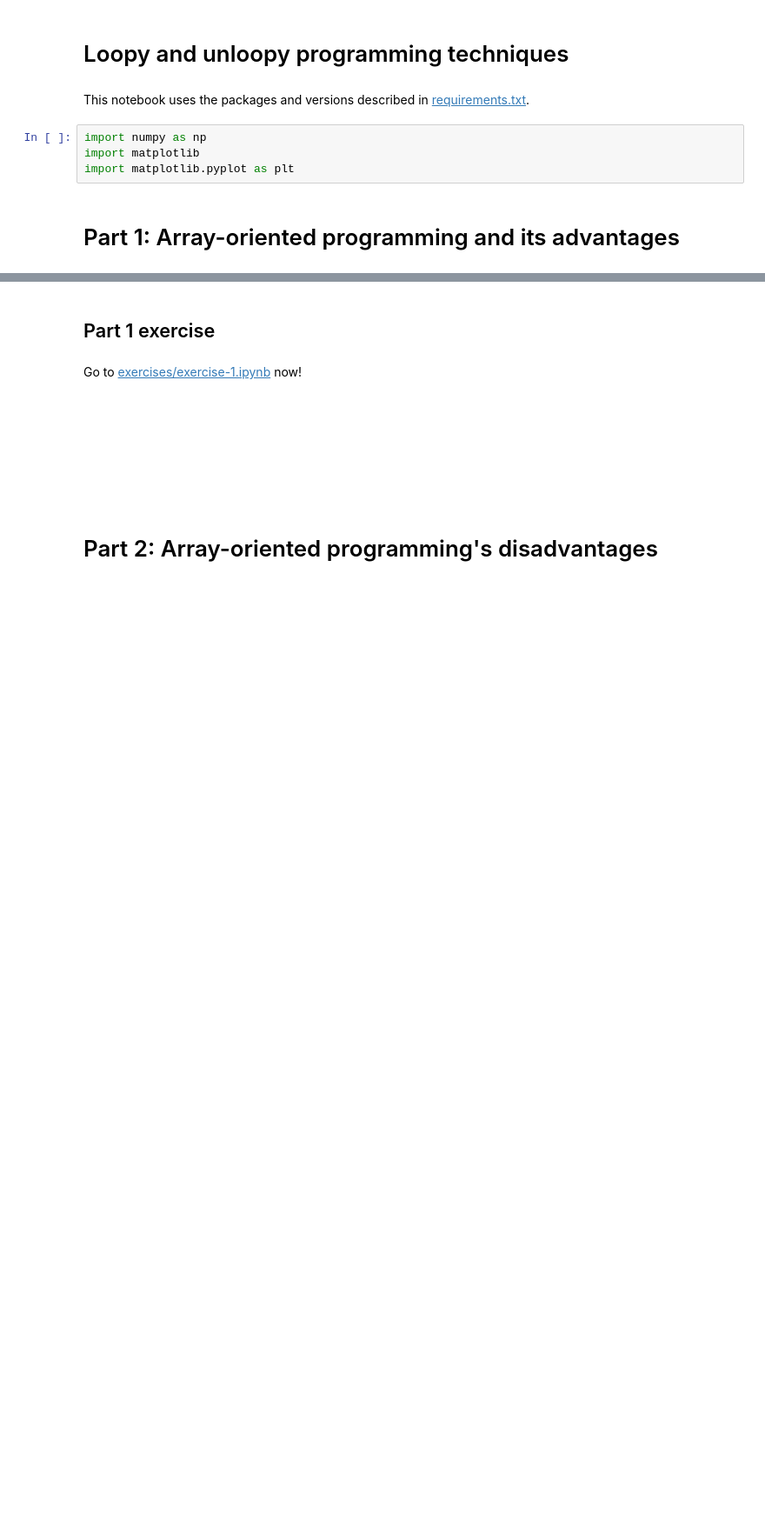
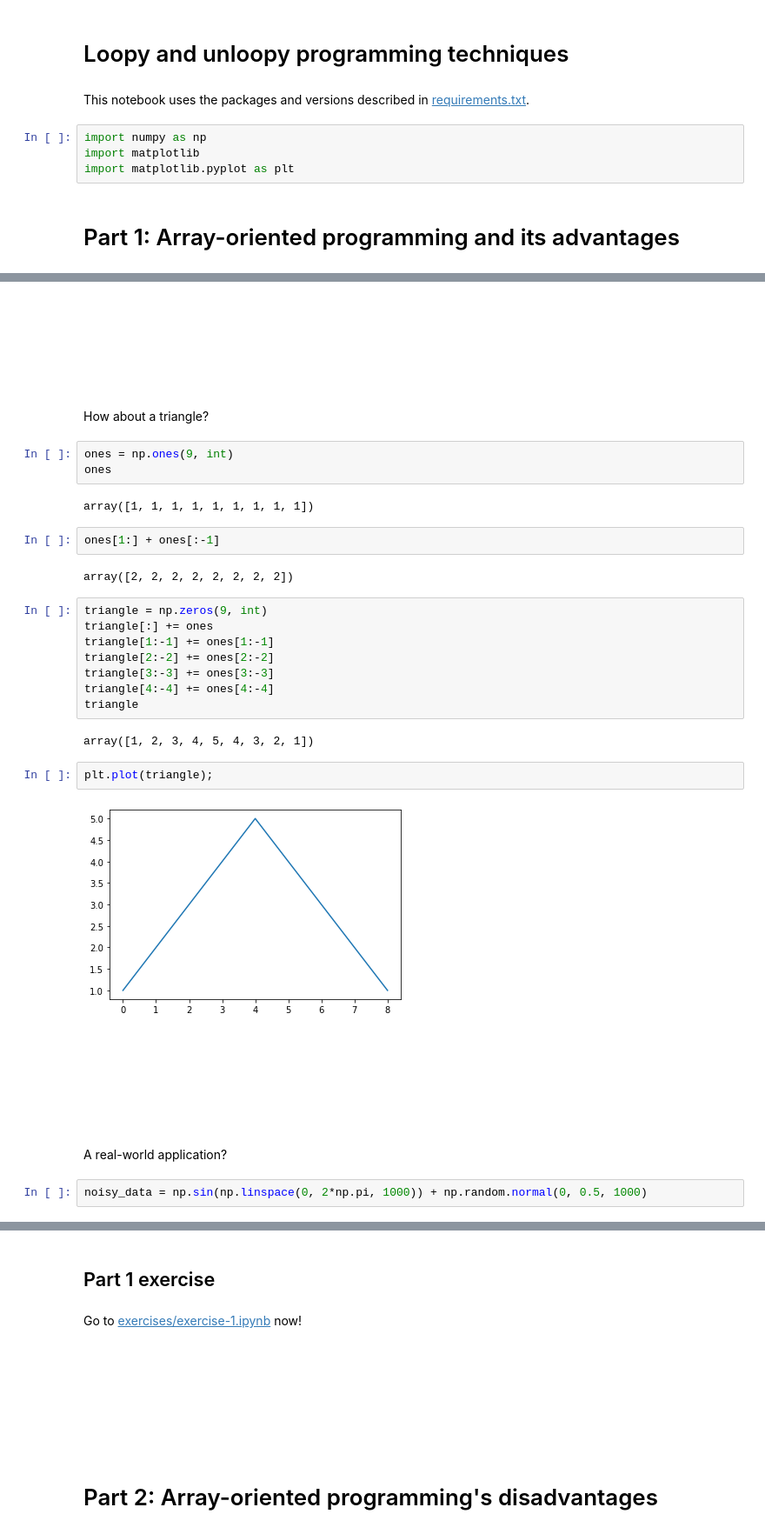
Before and after one commit to jpivarski-talks/2022-07-11-scipy-loopy-tutorial, a Jupyter notebook: narrative.ipynb, the cells around one changed output, grey strips where cells are left out. Shown: that part at 87% size. Saved outputs shown, nothing was run; the diff lists cells and outputs as text; blank space fills up the shorter version.

```diff
--- a/narrative.ipynb
+++ b/narrative.ipynb
@@ -10,0 +280,33 @@ import matplotlib.pyplot as plt
+# %% [markdown]
+<br><br><br><br><br>
+# %% [markdown]
+How about a triangle?
+# %%
+ones = np.ones(9, int)
+ones
+# %% [output]
+array([1, 1, 1, 1, 1, 1, 1, 1, 1])
+# %%
+ones[1:] + ones[:-1]
+# %% [output]
+array([2, 2, 2, 2, 2, 2, 2, 2])
+# %%
+triangle = np.zeros(9, int)
+triangle[:] += ones
+triangle[1:-1] += ones[1:-1]
+triangle[2:-2] += ones[2:-2]
+triangle[3:-3] += ones[3:-3]
+triangle[4:-4] += ones[4:-4]
+triangle
+# %% [output]
+array([1, 2, 3, 4, 5, 4, 3, 2, 1])
+# %%
+plt.plot(triangle);
+# %% [output]
+[figure, added]
+# %% [markdown]
+<br><br><br><br><br>
+# %% [markdown]
+A real-world application?
+# %%
+noisy_data = np.sin(np.linspace(0, 2*np.pi, 1000)) + np.random.normal(0, 0.5, 1000)
```
Also changed, not shown: parts of 80 cells of this notebook, 8 other files.
